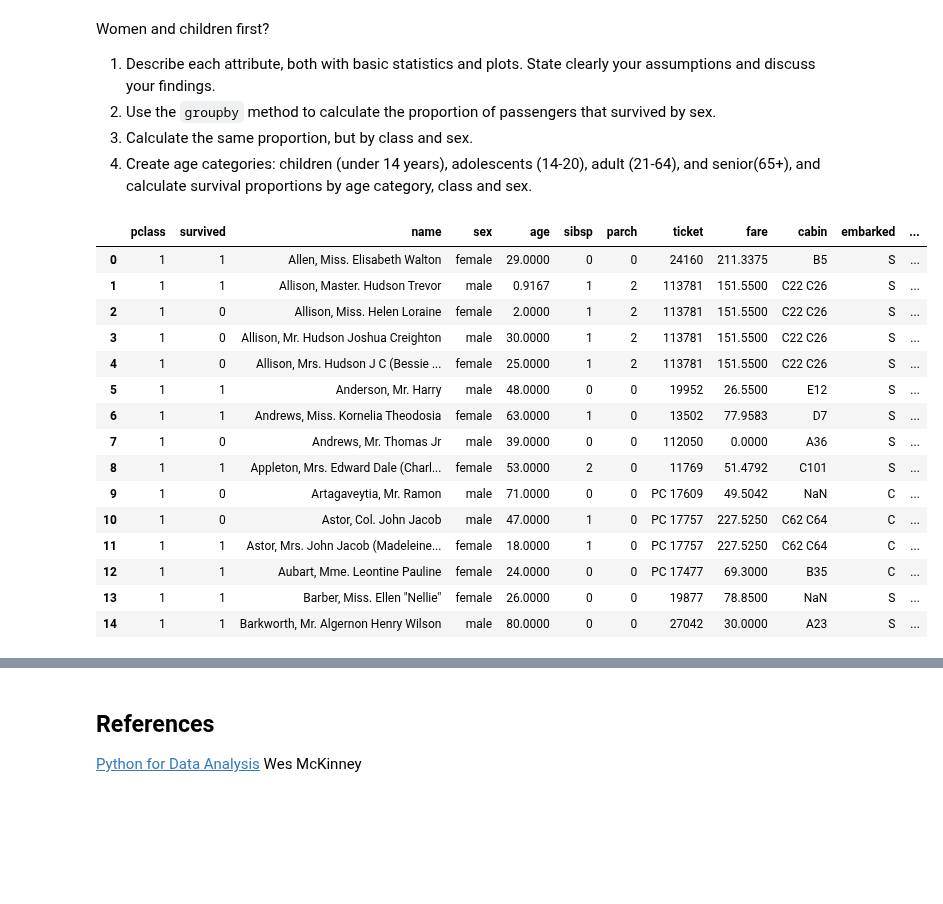
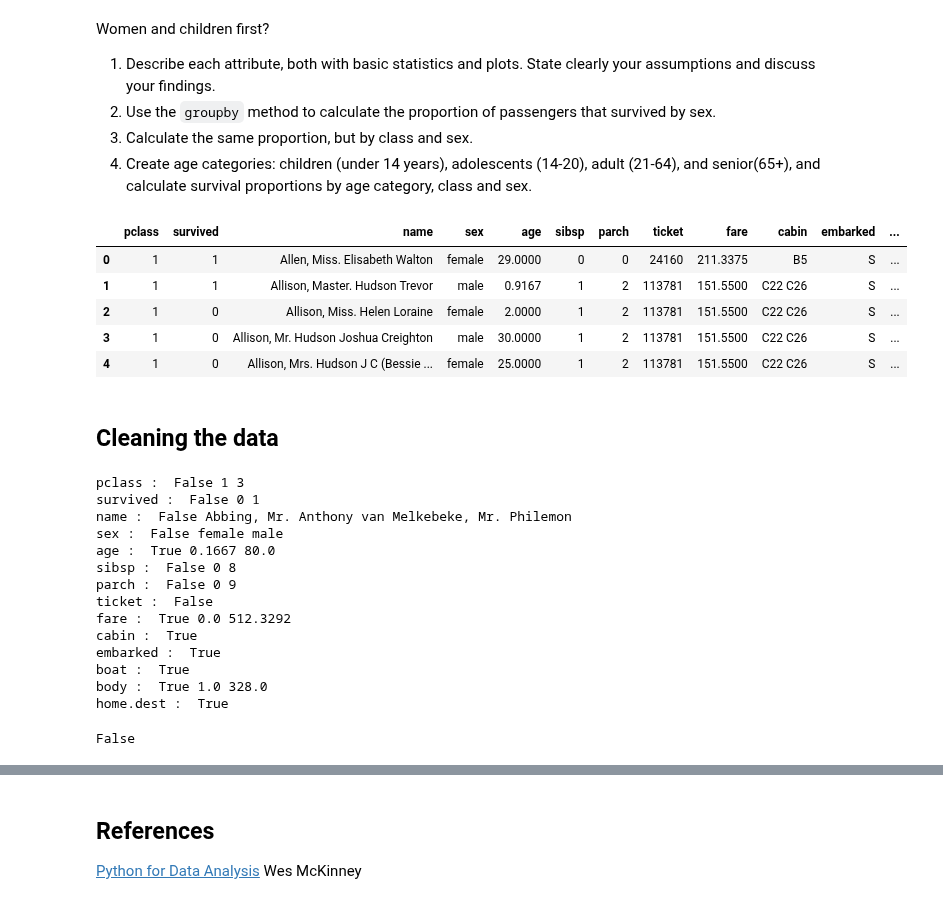
Before and after one commit to PaluchowskiMatthew/ADA-Kepler, a Jupyter notebook: 02 - Intro to Pandas/Data Wrangling with Pandas.ipynb, the cells around one changed output, grey strips where cells are left out. Drawn from its saved outputs; the diff is of its cells as text; code cells hidden in the pictures; blank space fills up the shorter version.

```diff
--- a/02 - Intro to Pandas/Data Wrangling with Pandas.ipynb
+++ b/02 - Intro to Pandas/Data Wrangling with Pandas.ipynb
@@ -763,21 +666,11 @@ Women and children first?
 4. Create age categories: children (under 14 years), adolescents (14-20), adult (21-64), and senior(65+), and calculate survival proportions by age category, class and sex.
 # %%
 tt = pd.read_excel('Data/titanic.xls', sheetname='titanic', header=0)
-tt.head(15)
+tt.head(5)
 # %% [output]
 |  | pclass | survived | name | sex | age | sibsp | parch | ticket | fare | cabin | embarked | ... |
 | 0 | 1 | 1 | Allen, Miss. Elisabeth Walton | female | 29.0000 | 0 | 0 | 24160 | 211.3375 | B5 | S | ... |
 | 1 | 1 | 1 | Allison, Master. Hudson Trevor | male | 0.9167 | 1 | 2 | 113781 | 151.5500 | C22 C26 | S | ... |
 | 2 | 1 | 0 | Allison, Miss. Helen Loraine | female | 2.0000 | 1 | 2 | 113781 | 151.5500 | C22 C26 | S | ... |
 | 3 | 1 | 0 | Allison, Mr. Hudson Joshua Creighton | male | 30.0000 | 1 | 2 | 113781 | 151.5500 | C22 C26 | S | ... |
 | 4 | 1 | 0 | Allison, Mrs. Hudson J C (Bessie ... | female | 25.0000 | 1 | 2 | 113781 | 151.5500 | C22 C26 | S | ... |
-| 5 | 1 | 1 | Anderson, Mr. Harry | male | 48.0000 | 0 | 0 | 19952 | 26.5500 | E12 | S | ... |
-| 6 | 1 | 1 | Andrews, Miss. Kornelia Theodosia | female | 63.0000 | 1 | 0 | 13502 | 77.9583 | D7 | S | ... |
-| 7 | 1 | 0 | Andrews, Mr. Thomas Jr | male | 39.0000 | 0 | 0 | 112050 | 0.0000 | A36 | S | ... |
-| 8 | 1 | 1 | Appleton, Mrs. Edward Dale (Charl... | female | 53.0000 | 2 | 0 | 11769 | 51.4792 | C101 | S | ... |
-| 9 | 1 | 0 | Artagaveytia, Mr. Ramon | male | 71.0000 | 0 | 0 | PC 17609 | 49.5042 | NaN | C | ... |
-| 10 | 1 | 0 | Astor, Col. John Jacob | male | 47.0000 | 1 | 0 | PC 17757 | 227.5250 | C62 C64 | C | ... |
-| 11 | 1 | 1 | Astor, Mrs. John Jacob (Madeleine... | female | 18.0000 | 1 | 0 | PC 17757 | 227.5250 | C62 C64 | C | ... |
-| 12 | 1 | 1 | Aubart, Mme. Leontine Pauline | female | 24.0000 | 0 | 0 | PC 17477 | 69.3000 | B35 | C | ... |
-| 13 | 1 | 1 | Barber, Miss. Ellen "Nellie" | female | 26.0000 | 0 | 0 | 19877 | 78.8500 | NaN | S | ... |
-| 14 | 1 | 1 | Barkworth, Mr. Algernon Henry Wilson | male | 80.0000 | 0 | 0 | 27042 | 30.0000 | A23 | S | ... |
@@ -799,3 +677,46 @@ print('There were %d passangers in total')
+# %% [markdown]
+## Cleaning the data
+# %%
+# First, we check each column for NaNs, min and max values
+for column in tt.columns:
+    col = tt[column]
+    nan_values = col.hasnans
+
+    try:
+        min_value = col.min()
+        max_value = col.max()
+    except:
+        min_value, max_value = '',''
+
+    print(column,': ', nan_values, min_value, max_value)
+# %% [output]
+pclass :  False 1 3
+survived :  False 0 1
+name :  False Abbing, Mr. Anthony van Melkebeke, Mr. Philemon
+sex :  False female male
+age :  True 0.1667 80.0
+sibsp :  False 0 8
+parch :  False 0 9
+ticket :  False
+fare :  True 0.0 512.3292
+cabin :  True
+embarked :  True
+boat :  True
+body :  True 1.0 328.0
+home.dest :  True
+# %%
+'''
+As we can see, the table contains null-values in some of the columns.
+Most of them will not be used, so we dont care about them.
+
+We need the ages, and do not want to drop the rows as it would remove valuable data.
+Therefore, we fill these spots with the average age instead.
+'''
+
+tt.age = tt.age.fillna(tt.age.mean())
+tt.age.hasnans
+# %% [output]
+False
 # %%
 # Age distribution
 
```
Also changed, not shown: parts of 32 cells of this notebook.
